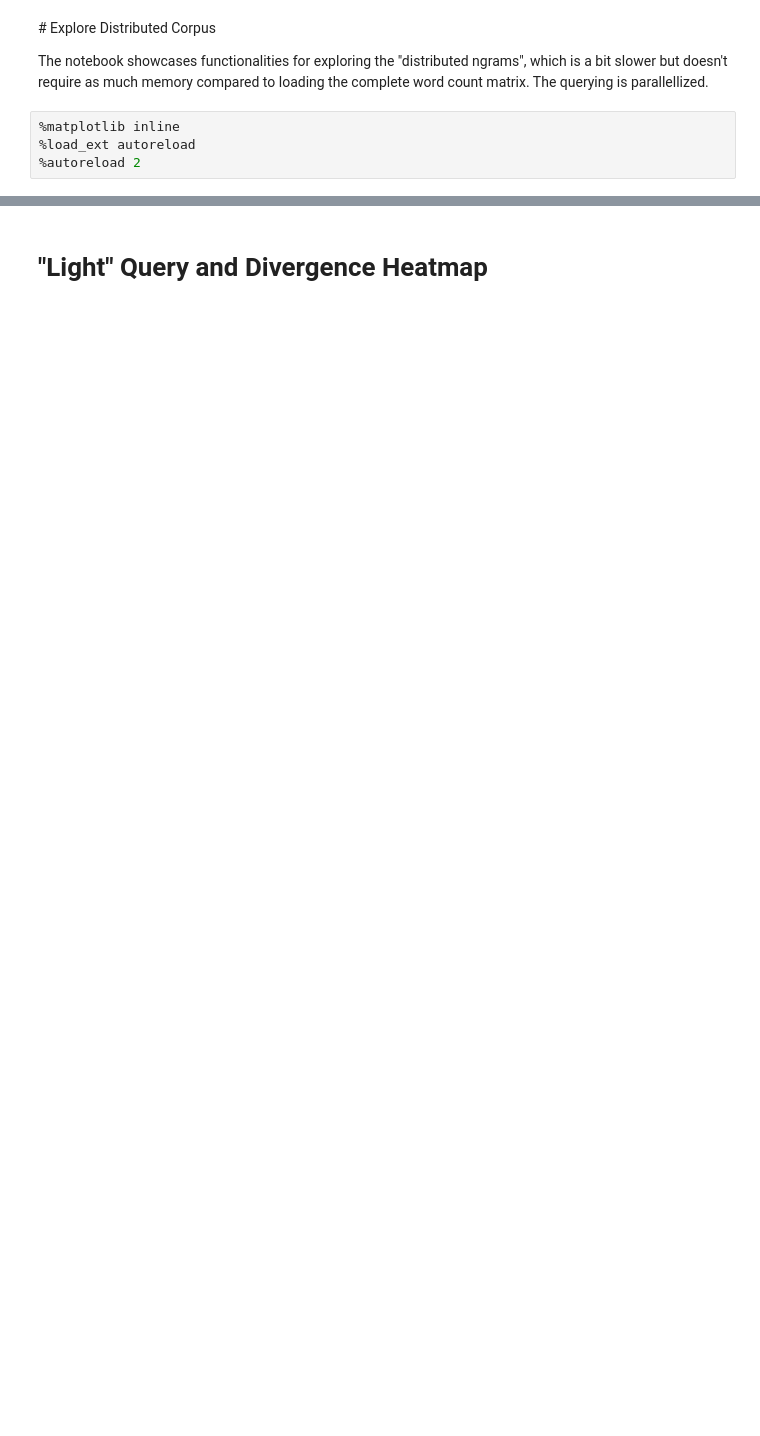
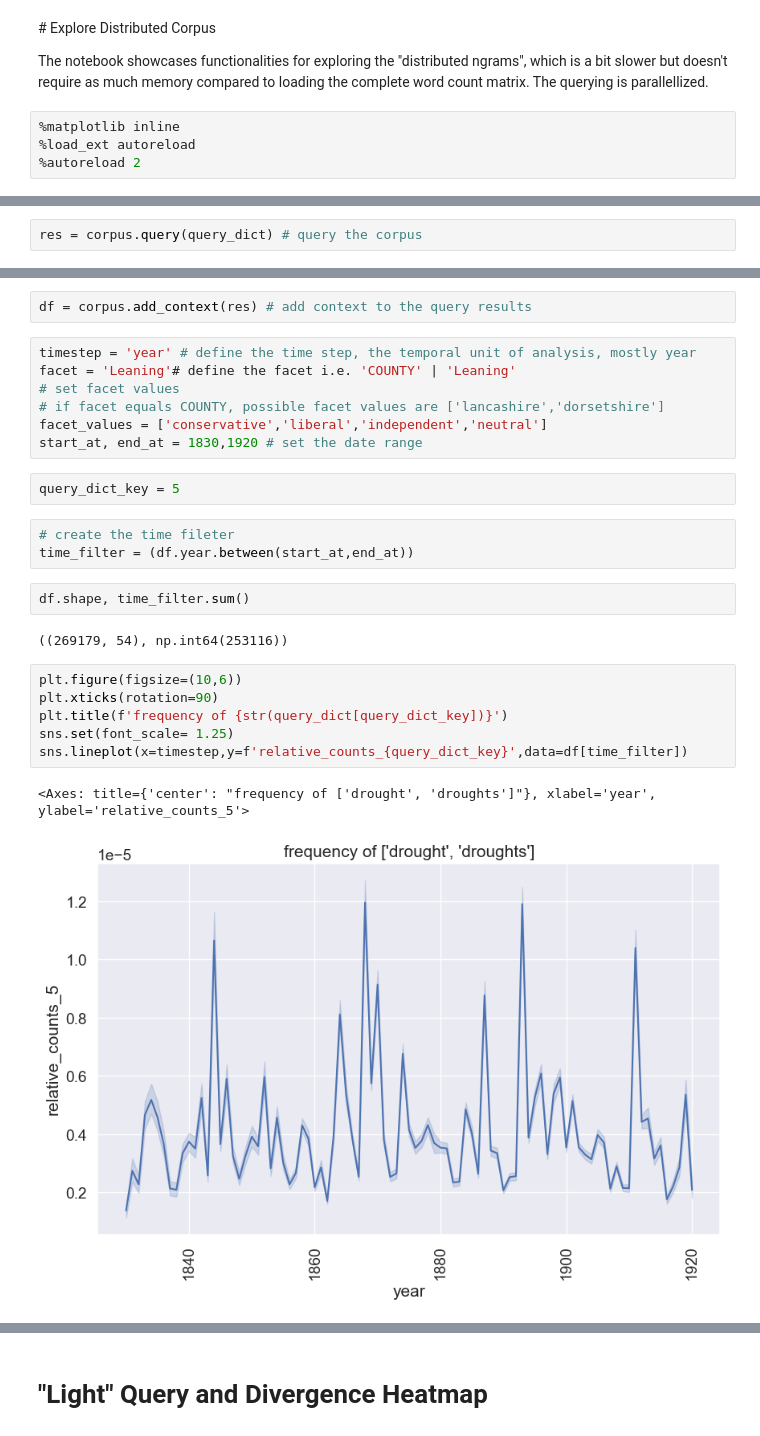
Before and after one commit to Living-with-machines/newswords, a Jupyter notebook: Explore_Distributed_Corpus.ipynb, the cells around one changed output, grey strips where cells are left out. Drawn from its saved outputs; the diff is of its cells as text; blank space fills up the shorter version.

```diff
--- a/Explore_Distributed_Corpus.ipynb
+++ b/Explore_Distributed_Corpus.ipynb
@@ -37,0 +38,2 @@ Wall time: 1min 13s
+# %%
+res = corpus.query(query_dict) # query the corpus
@@ -37,0 +44,27 @@ Wall time: 1min 13s
+# %%
+df = corpus.add_context(res) # add context to the query results
+# %%
+timestep = 'year' # define the time step, the temporal unit of analysis, mostly year
+facet = 'Leaning'# define the facet i.e. 'COUNTY' | 'Leaning'
+# set facet values
+# if facet equals COUNTY, possible facet values are ['lancashire','dorsetshire']
+facet_values = ['conservative','liberal','independent','neutral']
+start_at, end_at = 1830,1920 # set the date range
+# %%
+query_dict_key = 5
+# %%
+# create the time fileter
+time_filter = (df.year.between(start_at,end_at))
+# %%
+df.shape, time_filter.sum()
+# %% [output]
+((269179, 54), np.int64(253116))
+# %%
+plt.figure(figsize=(10,6))
+plt.xticks(rotation=90)
+plt.title(f'frequency of {str(query_dict[query_dict_key])}')
+sns.set(font_scale= 1.25)
+sns.lineplot(x=timestep,y=f'relative_counts_{query_dict_key}',data=df[time_filter])
+# %% [output]
+<Axes: title={'center': "frequency of ['drought', 'droughts']"}, xlabel='year', ylabel='relative_counts_5'>
+[figure, added]
```
Also changed, not shown: parts of 147 cells of this notebook, 5 other files.
